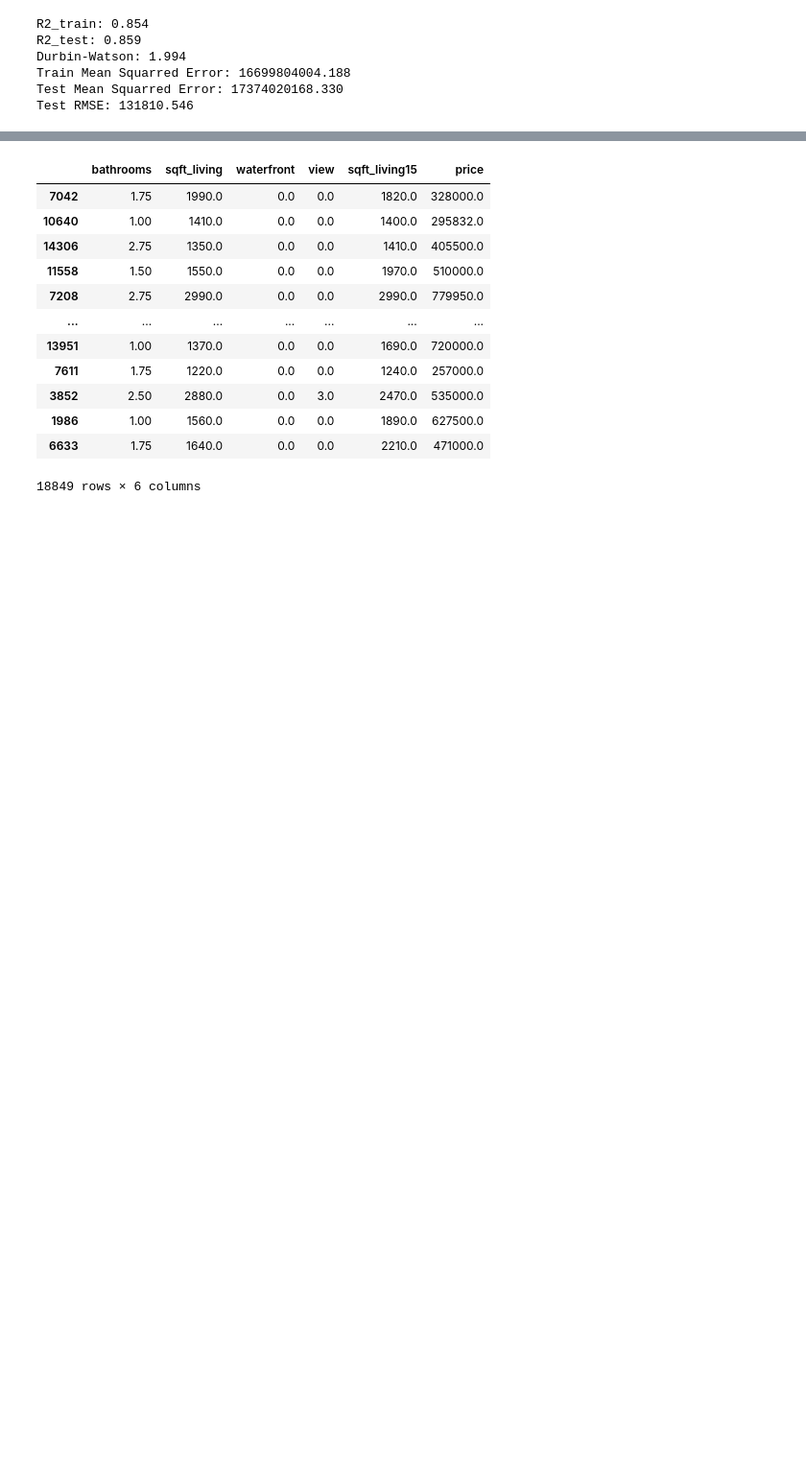
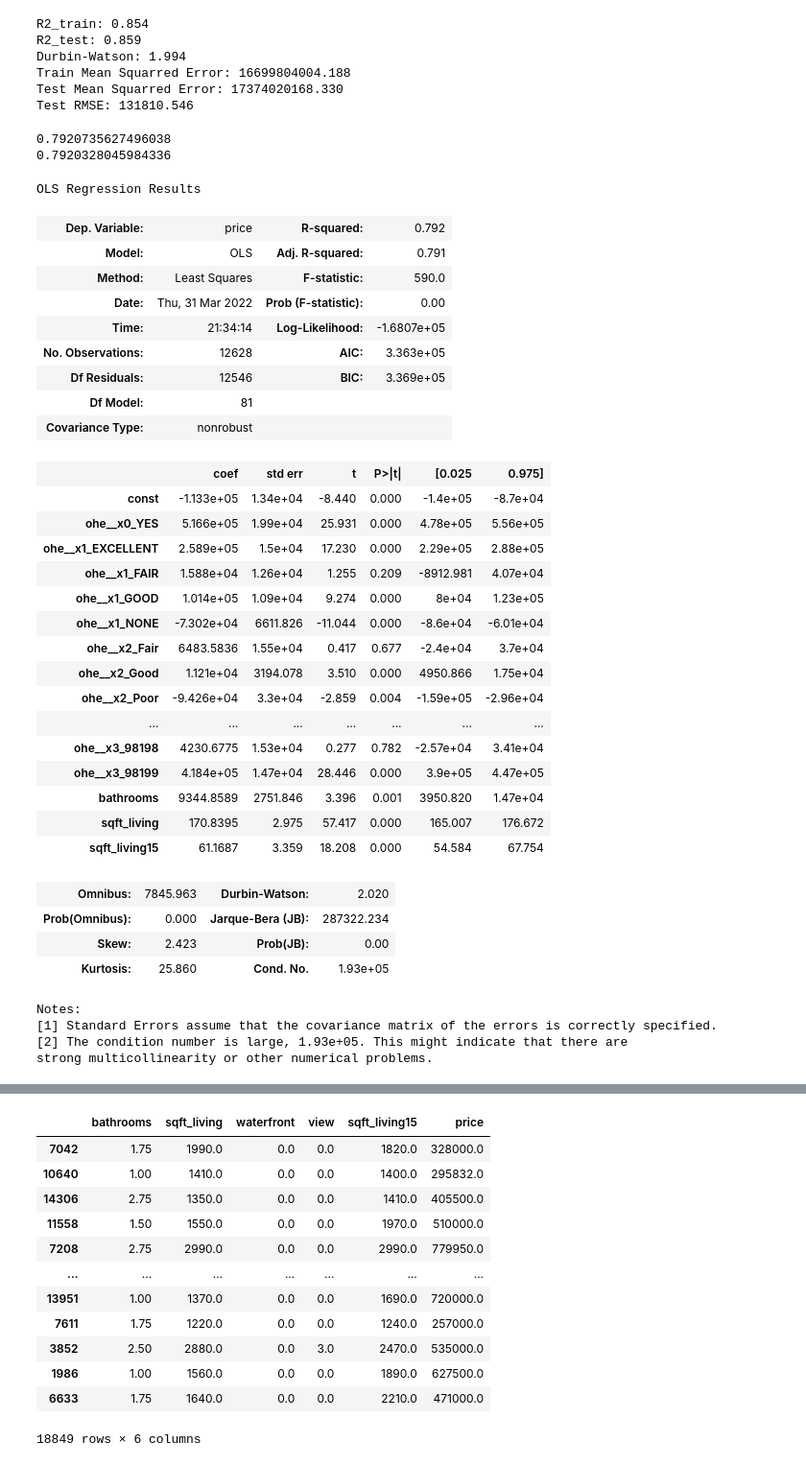
Before and after one commit to kyongminso/phase_2_project, a Jupyter notebook: Meir's Notebook.ipynb, the cells around one changed output, grey strips where cells are left out. Shown at 96% size. Saved outputs shown, nothing was run; the diff lists cells and outputs as text; code cells hidden in the pictures; blank space fills up the shorter version.

Commit message:
one last model

```diff
--- a/Meir's Notebook.ipynb
+++ b/Meir's Notebook.ipynb
@@ -1046,0 +1051,49 @@ Test RMSE: 131810.546
+# %%
+# use this for inferrencial
+# un-loged and un-scaled
+col_use = X_train_enc
+mlr_10_unscaled = LinearRegression()
+mlr_10_unscaled.fit(X_train_enc, y_train)
+print(mlr_10_unscaled.score(X_train_enc, y_train))
+print(mlr_10_unscaled.score(X_test_enc, y_test))
+# %% [output]
+0.7920735627496038
+0.7920328045984336
+# %%
+mlr_10_unscaled_ols = sm.OLS(y_train, sm.add_constant(X_train_enc))
+mlr_10_unscaled_ols.fit().summary()
+# %% [output]
+OLS Regression Results
+| Dep. Variable: | price | R-squared: | 0.792 |
+| Model: | OLS | Adj. R-squared: | 0.791 |
+| Method: | Least Squares | F-statistic: | 590.0 |
+| Date: | Thu, 31 Mar 2022 | Prob (F-statistic): | 0.00 |
+| Time: | 21:34:14 | Log-Likelihood: | -1.6807e+05 |
+| No. Observations: | 12628 | AIC: | 3.363e+05 |
+| Df Residuals: | 12546 | BIC: | 3.369e+05 |
+| Df Model: | 81 |  |  |
+| Covariance Type: | nonrobust |  |  |
+|  | coef | std err | t | P>|t| | [0.025 | 0.975] |
+| const | -1.133e+05 | 1.34e+04 | -8.440 | 0.000 | -1.4e+05 | -8.7e+04 |
+| ohe__x0_YES | 5.166e+05 | 1.99e+04 | 25.931 | 0.000 | 4.78e+05 | 5.56e+05 |
+| ohe__x1_EXCELLENT | 2.589e+05 | 1.5e+04 | 17.230 | 0.000 | 2.29e+05 | 2.88e+05 |
+| ohe__x1_FAIR | 1.588e+04 | 1.26e+04 | 1.255 | 0.209 | -8912.981 | 4.07e+04 |
+| ohe__x1_GOOD | 1.014e+05 | 1.09e+04 | 9.274 | 0.000 | 8e+04 | 1.23e+05 |
+| ohe__x1_NONE | -7.302e+04 | 6611.826 | -11.044 | 0.000 | -8.6e+04 | -6.01e+04 |
+| ohe__x2_Fair | 6483.5836 | 1.55e+04 | 0.417 | 0.677 | -2.4e+04 | 3.7e+04 |
+| ohe__x2_Good | 1.121e+04 | 3194.078 | 3.510 | 0.000 | 4950.866 | 1.75e+04 |
+| ohe__x2_Poor | -9.426e+04 | 3.3e+04 | -2.859 | 0.004 | -1.59e+05 | -2.96e+04 |
+| ... | ... | ... | ... | ... | ... | ... |
+| ohe__x3_98198 | 4230.6775 | 1.53e+04 | 0.277 | 0.782 | -2.57e+04 | 3.41e+04 |
+| ohe__x3_98199 | 4.184e+05 | 1.47e+04 | 28.446 | 0.000 | 3.9e+05 | 4.47e+05 |
+| bathrooms | 9344.8589 | 2751.846 | 3.396 | 0.001 | 3950.820 | 1.47e+04 |
+| sqft_living | 170.8395 | 2.975 | 57.417 | 0.000 | 165.007 | 176.672 |
+| sqft_living15 | 61.1687 | 3.359 | 18.208 | 0.000 | 54.584 | 67.754 |
+| Omnibus: | 7845.963 | Durbin-Watson: | 2.020 |
+| Prob(Omnibus): | 0.000 | Jarque-Bera (JB): | 287322.234 |
+| Skew: | 2.423 | Prob(JB): | 0.00 |
+| Kurtosis: | 25.860 | Cond. No. | 1.93e+05 |
+Notes:
+[1] Standard Errors assume that the covariance matrix of the errors is correctly specified.
+[2] The condition number is large, 1.93e+05. This might indicate that there are
+strong multicollinearity or other numerical problems.
```
Also changed, not shown: parts of 14 cells of this notebook, 2 other files.
